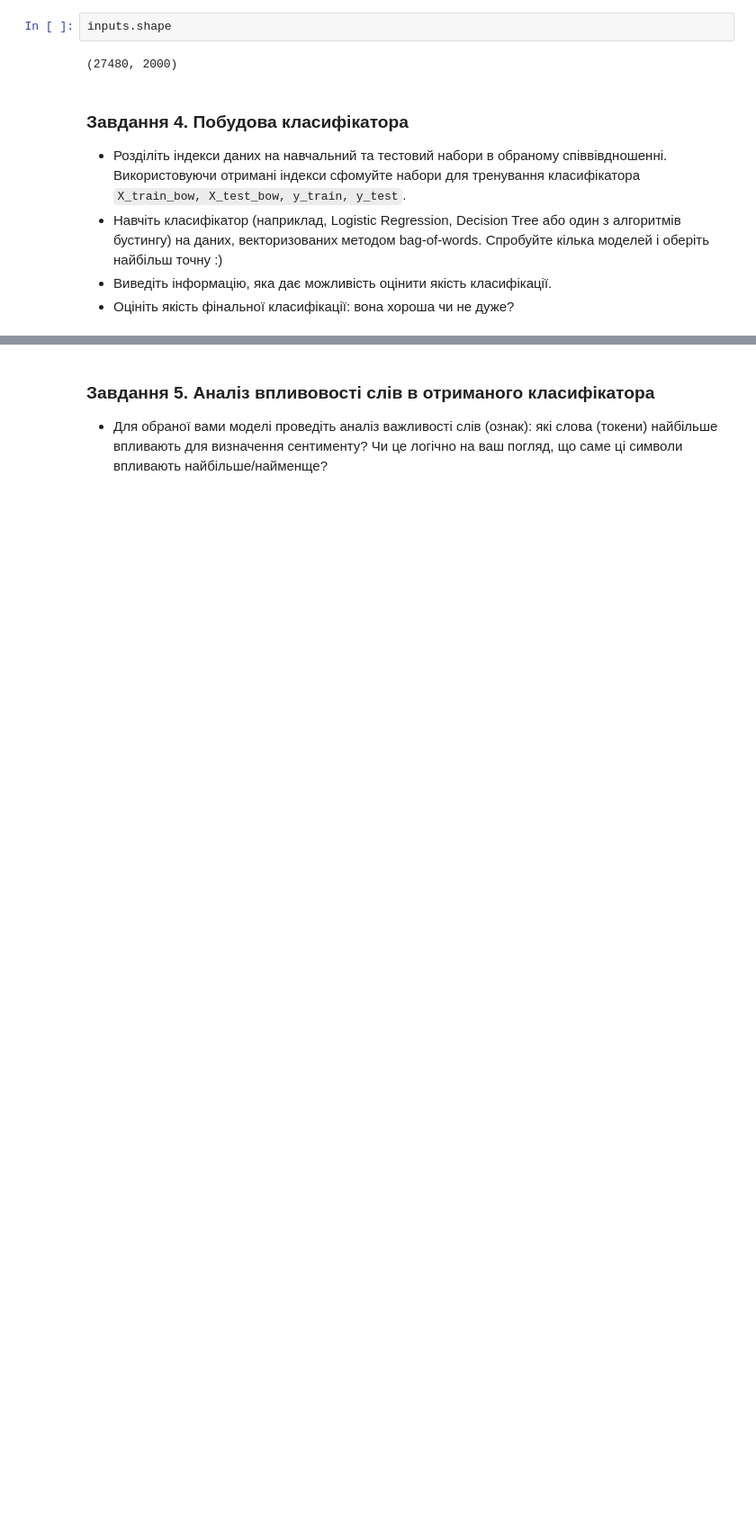
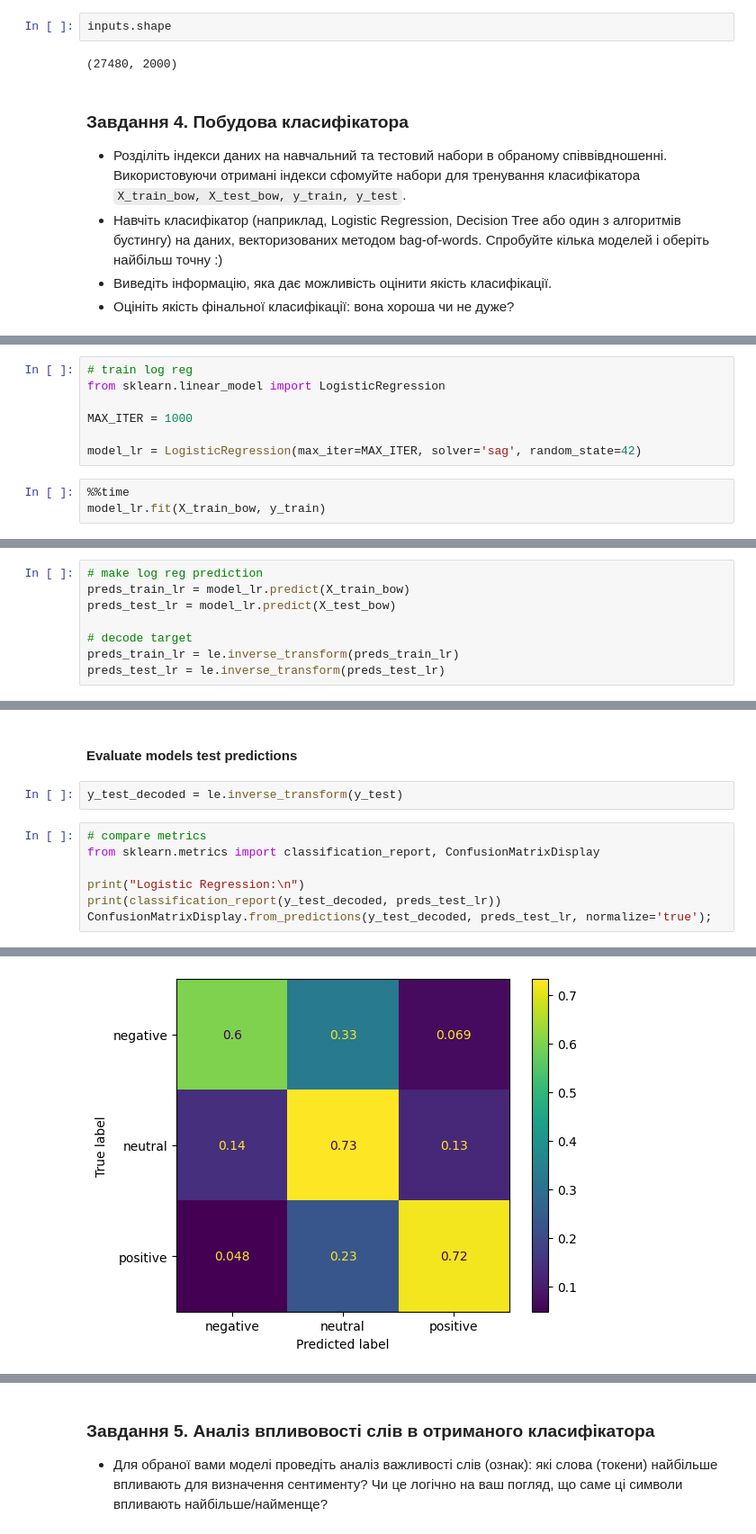
Before and after one commit to Maxstef/data-loves-ml-for-people-course, a Jupyter notebook: notebooks/4_1_nlp_intro/HW_NLP_Classification.ipynb, the cells around one changed output, grey strips where cells are left out. Shown at 90% size. Saved outputs shown, nothing was run; the diff lists cells and outputs as text; blank space fills up the shorter version.

Commit message:
HW NLP classification - sub-tasks 4-5 modeling and feature importance

```diff
--- a/notebooks/4_1_nlp_intro/HW_NLP_Classification.ipynb
+++ b/notebooks/4_1_nlp_intro/HW_NLP_Classification.ipynb
@@ -368,0 +446,10 @@ inputs.shape
+# %%
+# train log reg
+from sklearn.linear_model import LogisticRegression
+
+MAX_ITER = 1000
+
+model_lr = LogisticRegression(max_iter=MAX_ITER, solver='sag', random_state=42)
+# %%
+%%time
+model_lr.fit(X_train_bow, y_train)
@@ -368,0 +460,8 @@ inputs.shape
+# %%
+# make log reg prediction
+preds_train_lr = model_lr.predict(X_train_bow)
+preds_test_lr = model_lr.predict(X_test_bow)
+
+# decode target
+preds_train_lr = le.inverse_transform(preds_train_lr)
+preds_test_lr = le.inverse_transform(preds_test_lr)
@@ -368,0 +565,12 @@ inputs.shape
+# %% [markdown]
+#### Evaluate models test predictions
+# %%
+y_test_decoded = le.inverse_transform(y_test)
+# %%
+# compare metrics
+from sklearn.metrics import classification_report, ConfusionMatrixDisplay
+
+print("Logistic Regression:\n")
+print(classification_report(y_test_decoded, preds_test_lr))
+ConfusionMatrixDisplay.from_predictions(y_test_decoded, preds_test_lr, normalize='true');
+# %% [output]
@@ -368,0 +588 @@ inputs.shape
+[figure, added]
```
Also changed, not shown: parts of 42 cells of this notebook.
